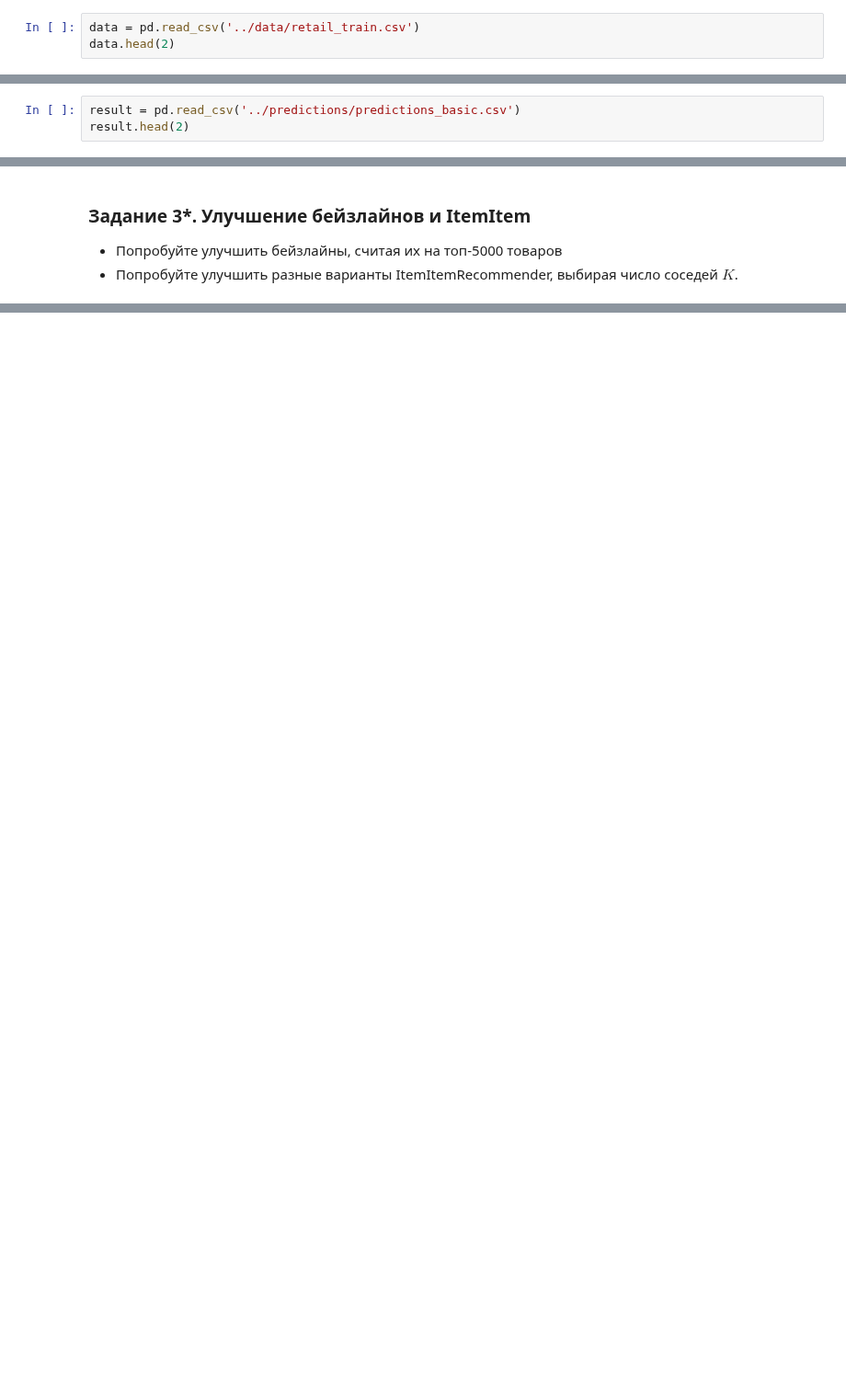
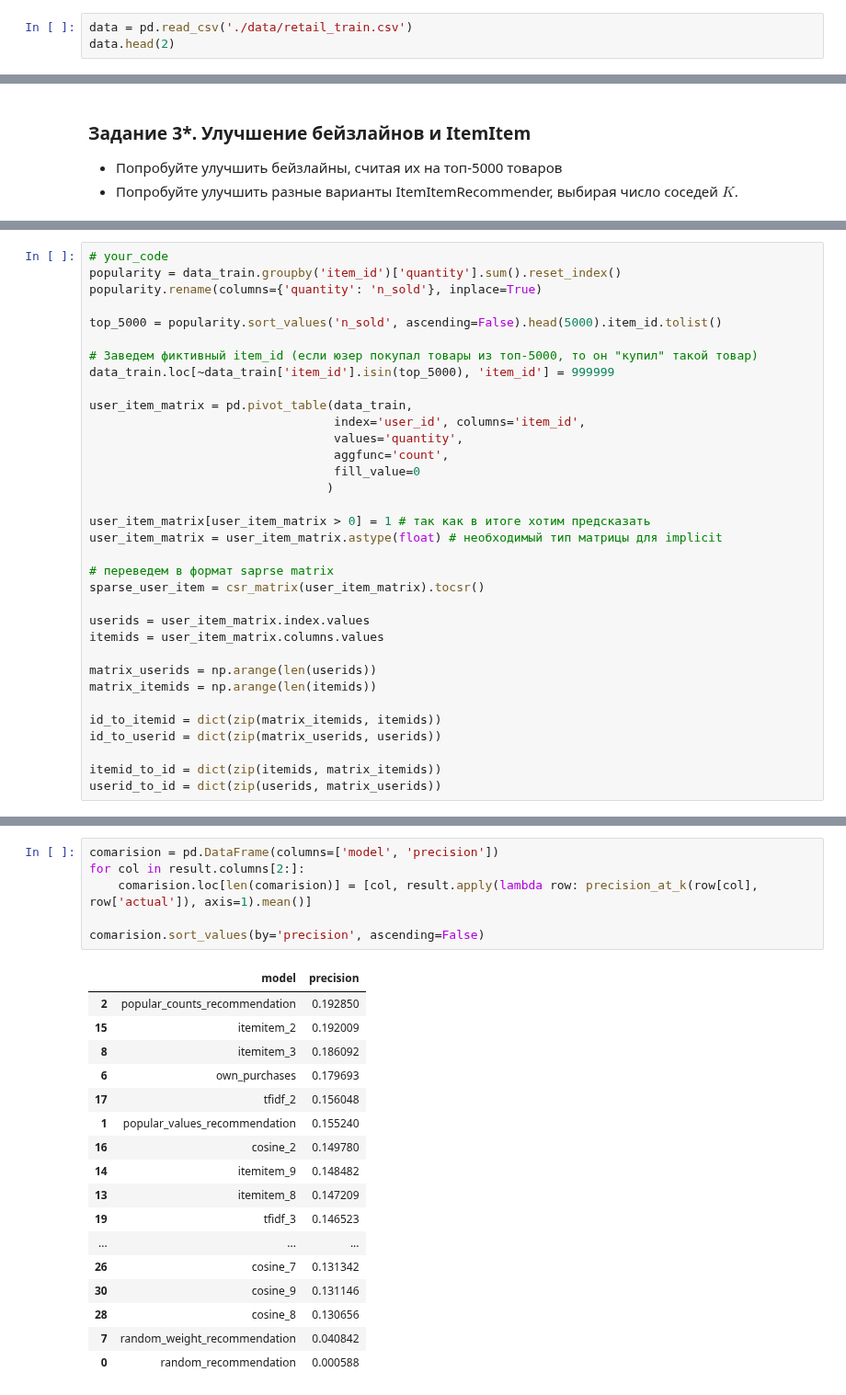
Before and after one commit to stureiko/GeekBrains, a Jupyter notebook: Recomendation_System/webinar_2/hw_webinar_2.ipynb, the cells around one changed output, grey strips where cells are left out. Shown at 92% size. Cells and saved outputs as stored; diff of their text form; blank space fills up the shorter version.

```diff
--- a/Recomendation_System/webinar_2/hw_webinar_2.ipynb
+++ b/Recomendation_System/webinar_2/hw_webinar_2.ipynb
@@ -14,7 +14,7 @@ from implicit.nearest_neighbours import ItemItemRecommender, CosineRecommender,
 from implicit.evaluation import train_test_split
 from implicit.evaluation import precision_at_k, mean_average_precision_at_k, AUC_at_k, ndcg_at_k
 # %%
-data = pd.read_csv('../data/retail_train.csv')
+data = pd.read_csv('./data/retail_train.csv')
 data.head(2)
 # %% [output]
 |  | user_id | basket_id | day | item_id | quantity | sales_value | store_id | retail_disc | trans_time | ... |
@@ -52,6 +288,3 @@ def weighted_random_recommendation(items_weights, n=5):
 # %% [markdown]
 ### Задание 2. Расчет метрик
 Рассчитайте Precision@5 для каждого алгоритма с помощью функции из вебинара 1. Какой алгоритм показывает лучшее качество?
-# %%
-result = pd.read_csv('../predictions/predictions_basic.csv')
-result.head(2)
@@ -70,0 +340,34 @@ result.head(2)
+# %%
+# your_code
+popularity = data_train.groupby('item_id')['quantity'].sum().reset_index()
+popularity.rename(columns={'quantity': 'n_sold'}, inplace=True)
+
+top_5000 = popularity.sort_values('n_sold', ascending=False).head(5000).item_id.tolist()
+
+# Заведем фиктивный item_id (если юзер покупал товары из топ-5000, то он "купил" такой товар)
+data_train.loc[~data_train['item_id'].isin(top_5000), 'item_id'] = 999999
+
+user_item_matrix = pd.pivot_table(data_train,
+                                  index='user_id', columns='item_id',
+                                  values='quantity',
+                                  aggfunc='count',
+                                  fill_value=0
+                                 )
+
+user_item_matrix[user_item_matrix > 0] = 1 # так как в итоге хотим предсказать
+user_item_matrix = user_item_matrix.astype(float) # необходимый тип матрицы для implicit
+
+# переведем в формат saprse matrix
+sparse_user_item = csr_matrix(user_item_matrix).tocsr()
+
+userids = user_item_matrix.index.values
+itemids = user_item_matrix.columns.values
+
+matrix_userids = np.arange(len(userids))
+matrix_itemids = np.arange(len(itemids))
+
+id_to_itemid = dict(zip(matrix_itemids, itemids))
+id_to_userid = dict(zip(matrix_userids, userids))
+
+itemid_to_id = dict(zip(itemids, matrix_itemids))
+userid_to_id = dict(zip(userids, matrix_userids))
@@ -70,0 +431,24 @@ result.head(2)
+# %%
+comarision = pd.DataFrame(columns=['model', 'precision'])
+for col in result.columns[2:]:
+    comarision.loc[len(comarision)] = [col, result.apply(lambda row: precision_at_k(row[col], row['actual']), axis=1).mean()]
+
+comarision.sort_values(by='precision', ascending=False)
+# %% [output]
+|  | model | precision |
+| 2 | popular_counts_recommendation | 0.192850 |
+| 15 | itemitem_2 | 0.192009 |
+| 8 | itemitem_3 | 0.186092 |
+| 6 | own_purchases | 0.179693 |
+| 17 | tfidf_2 | 0.156048 |
+| 1 | popular_values_recommendation | 0.155240 |
+| 16 | cosine_2 | 0.149780 |
+| 14 | itemitem_9 | 0.148482 |
+| 13 | itemitem_8 | 0.147209 |
+| 19 | tfidf_3 | 0.146523 |
+| ... | ... | ... |
+| 26 | cosine_7 | 0.131342 |
+| 30 | cosine_9 | 0.131146 |
+| 28 | cosine_8 | 0.130656 |
+| 7 | random_weight_recommendation | 0.040842 |
+| 0 | random_recommendation | 0.000588 |
```
Also changed, not shown: parts of 41 cells of this notebook, 1 other file.
